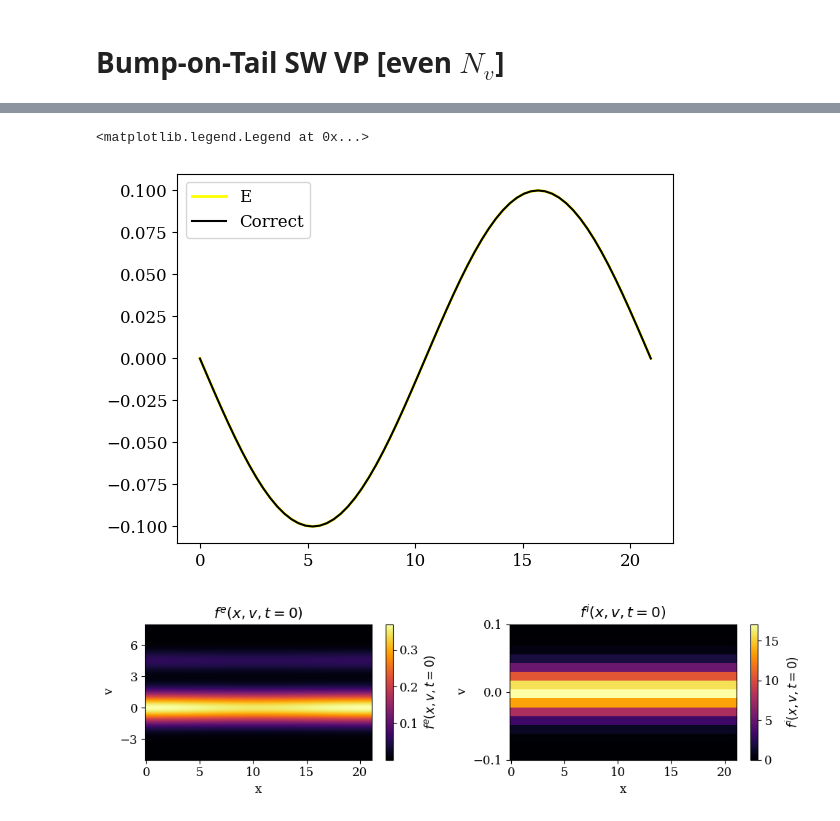
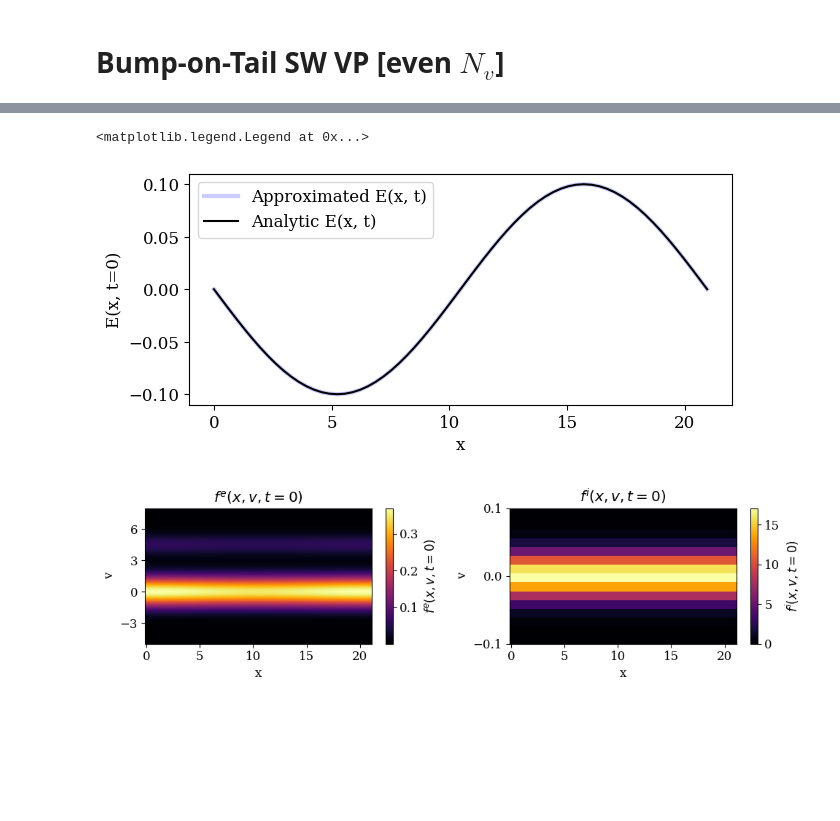
Before and after one commit to opaliss/SW-Conservative-Closure, a Jupyter notebook: bump on tail SW VP [Even].ipynb, the cells around one changed output, grey strips where cells are left out. Drawn from its saved outputs; the diff is of its cells as text; code cells hidden in the pictures; blank space fills up the shorter version.

```diff
--- a/bump on tail SW VP [Even].ipynb
+++ b/bump on tail SW VP [Even].ipynb
@@ -97,12 +95,15 @@ charge neutrality =  -2.220446049250313e-16
 # fft of electric field
 E_field= fft_(coeff=E_coeff, Nx=Nx, x=x, L=L)
 # %%
-plt.plot(x, E_field, linewidth=2, color="yellow", label="E")
-plt.plot(x, -0.1*np.sin(x * 0.3), color="black", label="Correct")
+fig, ax = plt.subplots(figsize=(7, 3))
+plt.plot(x, E_field, linewidth=3, color="blue", alpha=0.2, label="Approximated E(x, t)")
+plt.plot(x, -0.1*np.sin(x * 0.3), color="black", label="Analytic E(x, t)")
+plt.xlabel("x")
+plt.ylabel("E(x, t=0)")
 plt.legend()
 # %% [output]
 <matplotlib.legend.Legend at 0x...>
-[figure, old version]
+[figure, new version]
 # %%
 # the distribution function of electrons and protons for plotting purposes
 f_0e1 = np.outer(fft_(C_0e1, Nx, x, L), psi_ln_sw((v-u_e1)/alpha_e1, n=0)).real
```
Also changed, not shown: parts of 6 cells of this notebook, 11 other files.
